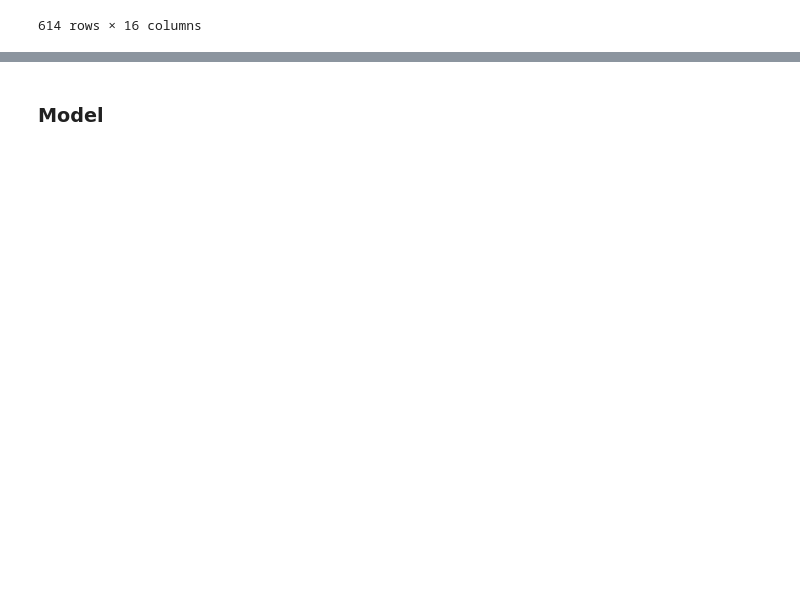
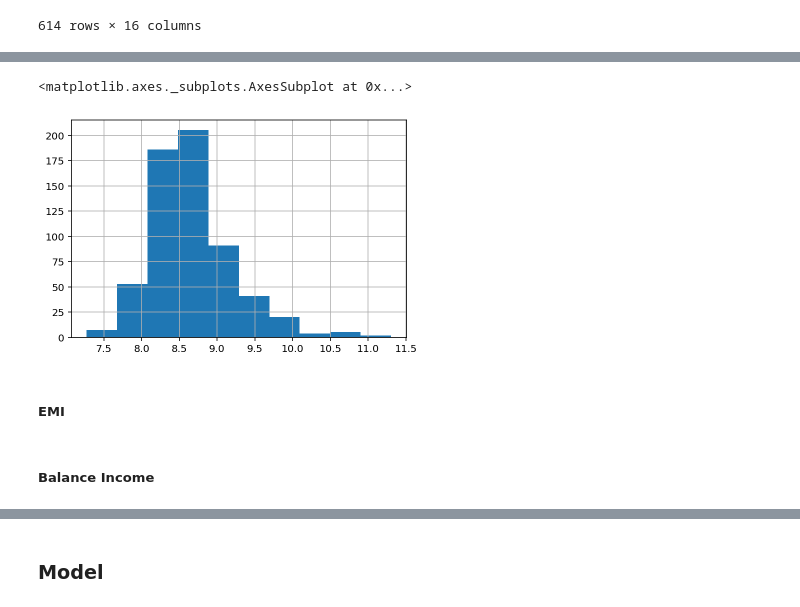
Before and after one commit to Markinger7/Loan-Prediction-Contest, a Jupyter notebook: Loan_Prediction.ipynb, the cells around one changed output, grey strips where cells are left out. Cells and saved outputs as stored; diff of their text form; code cells hidden in the pictures; blank space fills up the shorter version.

```diff
--- a/Loan_Prediction.ipynb
+++ b/Loan_Prediction.ipynb
@@ -382,0 +468,10 @@ df
+# %%
+# we need to log it, because it is right skewed
+df['TotalIncomeLog'] = np.log(df['TotalIncome'])
+# %%
+df.TotalIncomeLog.hist()
+# %% [output]
+<matplotlib.axes._subplots.AxesSubplot at 0x...>
+[figure, added]
+# %% [markdown]
+##### EMI
@@ -382,0 +480,2 @@ df
+# %% [markdown]
+##### Balance Income
```
Also changed, not shown: parts of 67 cells of this notebook, 1 other file.
